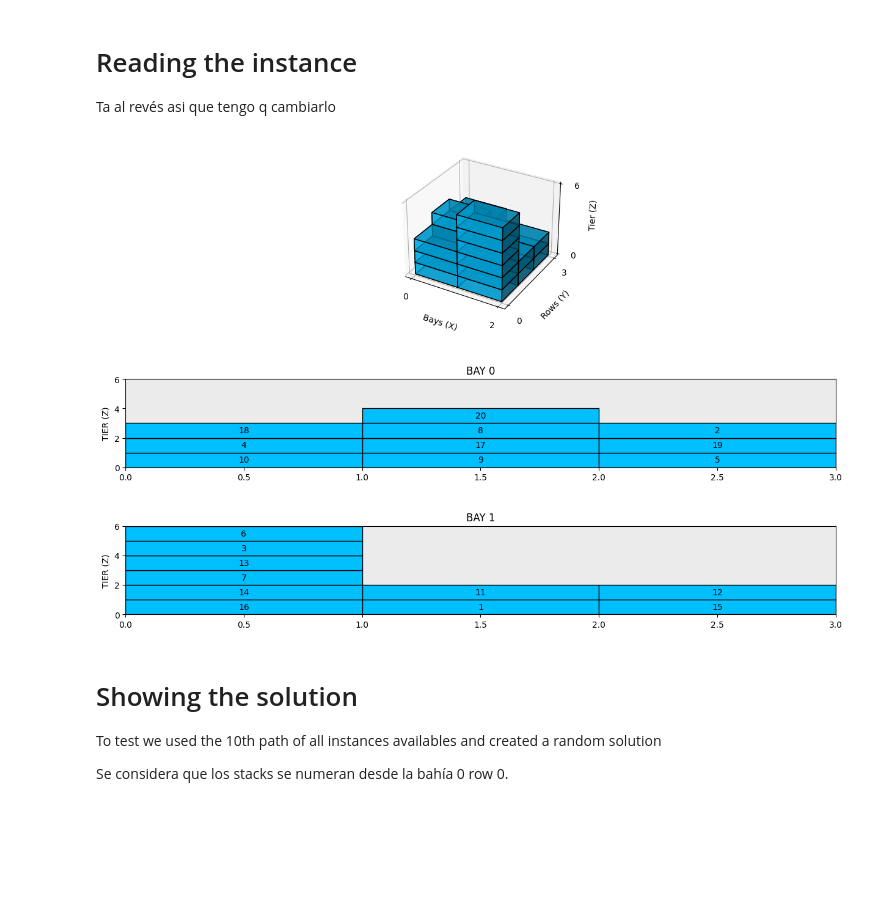
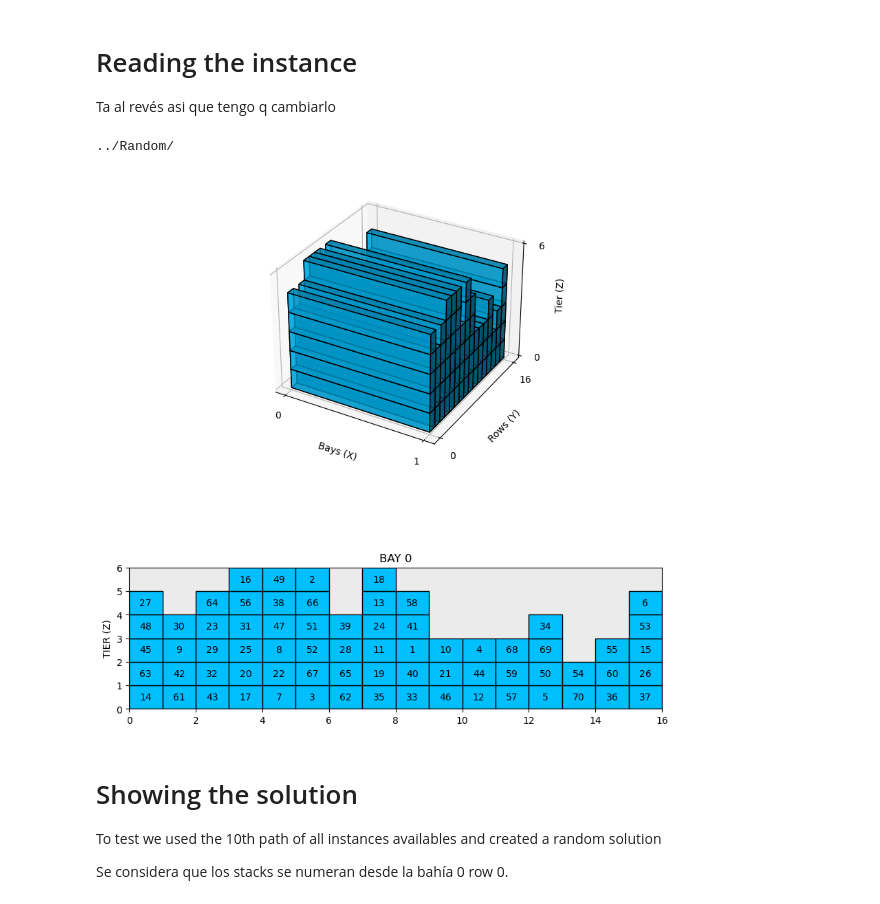
Before and after one commit to bastifwp/Container-Relocation, a Jupyter notebook: data/visual.ipynb, the cells around one changed output. Drawn from its saved outputs; the diff is of its cells as text; code cells hidden in the pictures; blank space fills up the shorter version.

```diff
--- a/data/visual.ipynb
+++ b/data/visual.ipynb
@@ -34,7 +34,10 @@ relocation_destiny_color = "goldenrod"
 path = "../Random/"
 params_file = open("params.txt")
 lines = params_file.readlines()
-path += lines[1].split()[-1].strip().split("/")[-1]
+
+
+
+print(path)
 
 
 def read_instance(path):
@@ -69,6 +72,8 @@ def read_instance(path):
             yard[actual_bay, actual_row, count] = int(data[i])
             count += 1
             i += 2
+# %% [output]
+../Random/
 # %%
 def show_instance():
 
@@ -134,10 +139,12 @@ def show_instance():
     plt.show()
     return None
 # %%
+path += "R011606_0070_005.txt"
+#path += lines[1].split()[-1].strip().split("/")[-1] -> For solution instance
 read_instance(path)
 show_instance()
 # %% [output]
-[figure, old version]
+[figure, new version]
 # %% [markdown]
 # Showing the solution
 
```
Also changed, not shown: parts of 2 cells of this notebook, 14 other files.
